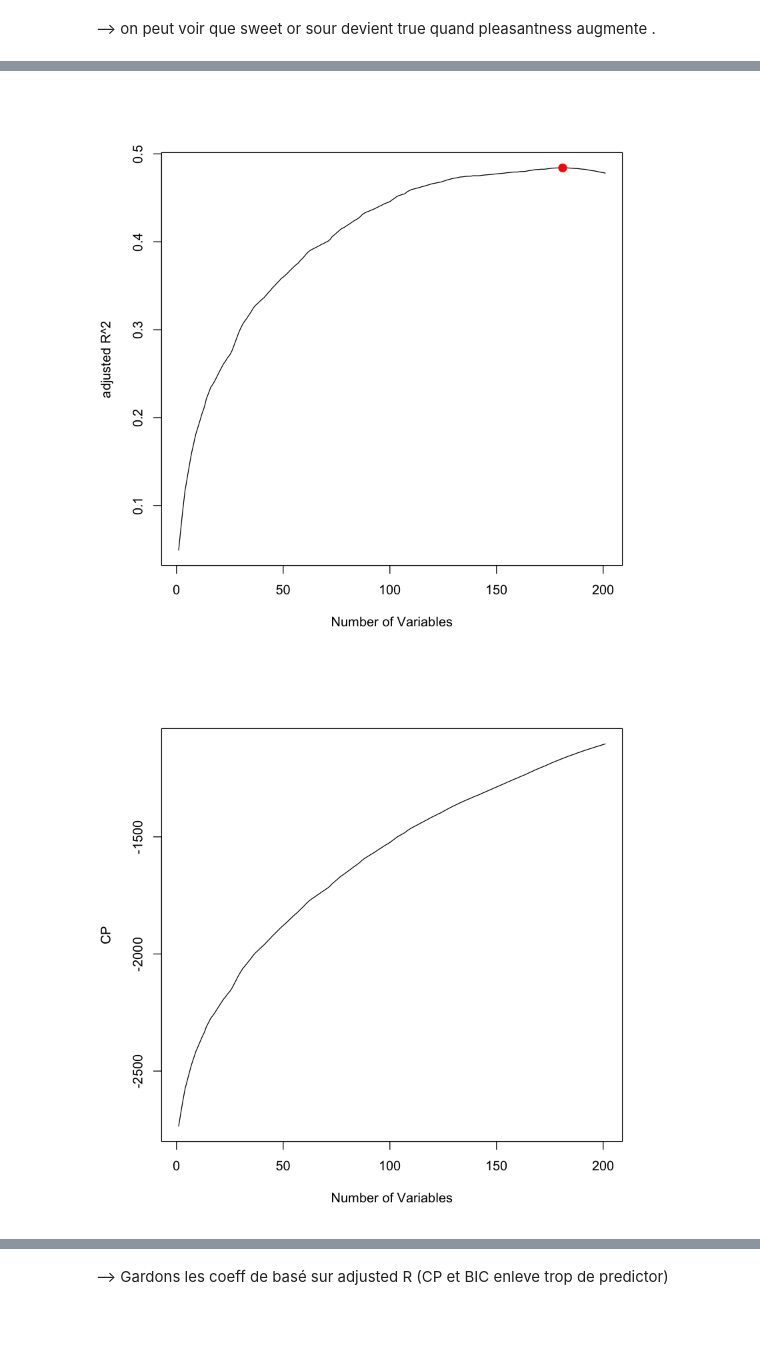
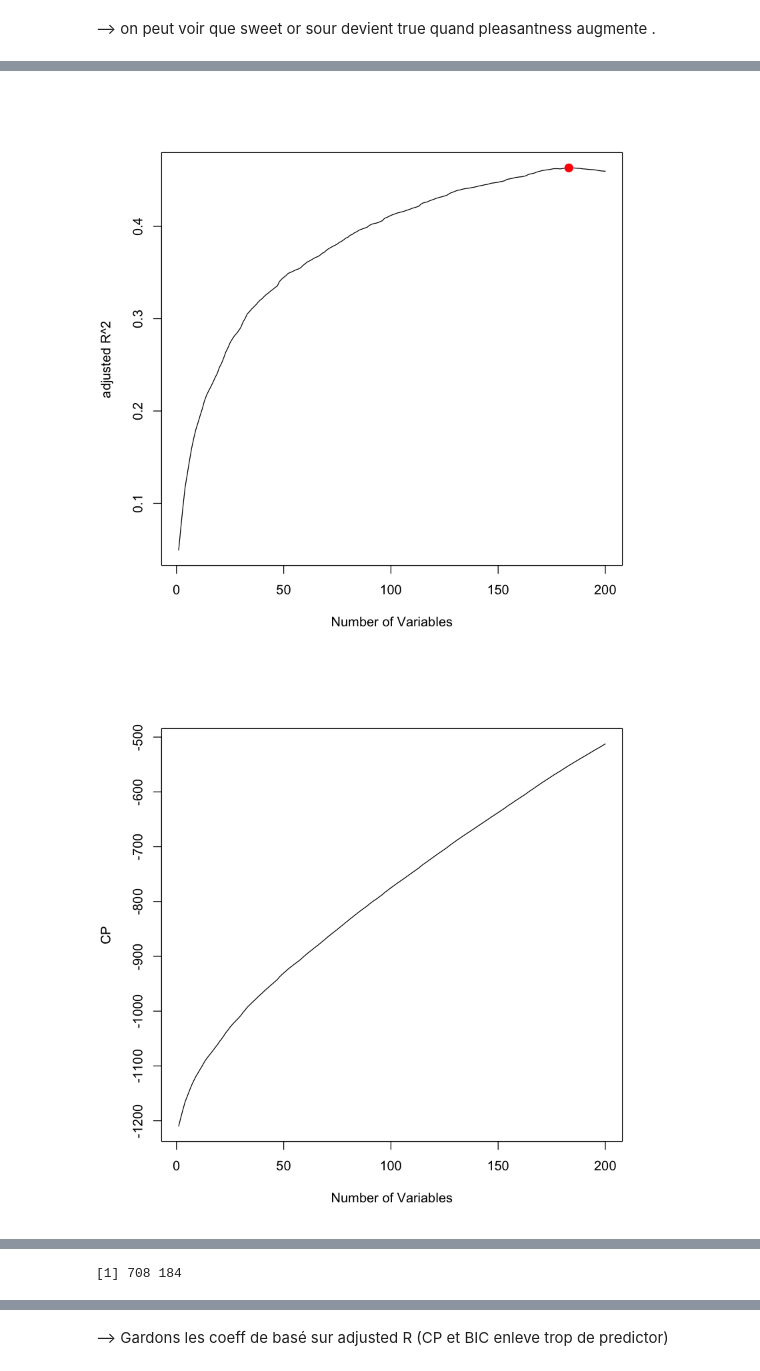
Before and after one commit to Alicia-max/BIO322-Regression, a Jupyter notebook: src/Exploration.ipynb, the cells around one changed output, grey strips where cells are left out. Drawn from its saved outputs; the diff is of its cells as text; code cells hidden in the pictures; blank space fills up the shorter version.

```diff
--- a/src/Exploration.ipynb
+++ b/src/Exploration.ipynb
@@ -1,8 +1,8 @@
 # %%
-data <- read.csv(file.path("..","data","training_data.csv"))
-data <- na.omit(data)
-dim(data)
-head(data)
+Data <- read.csv(file.path("..","data","training_data.csv"))
+Data <- na.omit(Data)
+dim(Data)
+head(Data)
 # %% [output]
 [1]  708 4872
 | Intensity | VALENCE.PLEASANTNESS | SWEETORSOUR | complexity.from.pubmed | MW | AMW | Sv | Se | ... |
@@ -32,8 +32,8 @@ interpretation :
 # change the low or high Intensity to binary values
 
 lookup <- c("low" = 1, "high" = 0)
-data$Intensity <- lookup[data$Intensity]
-head(data)
+Data$Intensity <- lookup[Data$Intensity]
+head(Data)
 # %% [output]
 | Intensity | VALENCE.PLEASANTNESS | SWEETORSOUR | complexity.from.pubmed | MW | AMW | Sv | Se | ... |
 | 0 | 45 | FALSE | 302.0 | 208.33 | 5.952 | 19.698 | 34.491 | ... |
@@ -45,12 +45,11 @@ head(data)
 # %%
 library(caret)
 #tire des datas : bougeons les collones avec var = 0 and colonnes correlées  .
-data <- data[, which(apply(data, 2, var)!=0)]
+data <- Data[, which(apply(Data, 2, var)!=0)]
 cormat<- cor(data)
 colnames(cormat) <- colnames(data)
 
-highly_corr <- findCorrelation(cormat, 0.8, names = TRUE)
-
+highly_corr <- findCorrelation(cormat, 0.9, names = TRUE)
 #c<- colnames(cormat)[!apply((lower.tri(cormat) & abs(cormat)>0.7),2,any)] #lower.tri bc cormat matrice symetrique.
 
 #data<-data[, c]
@@ -86,32 +84,34 @@ Reordering variables and trying again:
 # plot
 
 plot(regfit.fwd.summary$adjr2, type = "l",
      ,xlab = "Number of Variables", ylab = "adjusted R^2")
 
 adjr2.max <- which.max(regfit.fwd.summary$adjr2)
 points(adjr2.max, regfit.fwd.summary$adjr2[adjr2.max], col = "red", cex = 2, pch = 20)
 
 
 plot(regfit.fwd.summary$cp, type = "l",
      ,xlab = "Number of Variables", ylab = "CP")
 #points(which.min(regfit.fwd.summary$cp), regfit.fwd.summary$adjr2[which.min(regfit.fwd.summary$cp)], col = "red", cex = 2, pch = 20)
 plot(regfit.fwd.summary$bic, type = "l",
      ,xlab = "Number of Variables", ylab = "BIC")
 
 
 
 
 
 x<- data.frame(
   Adj.R2 = which.max(regfit.fwd.summary$adjr2),
   CP = which.min(regfit.fwd.summary$cp),
   BIC = which.min(regfit.fwd.summary$bic)
 )
 
 data_fR <- data[, which(regfit.fwd.summary$which[x$Adj.R2, ]!=0)] #j'ai mis différent de zéro et pas =
 head(data_fR)
 data_fCP<-data[, which(regfit.fwd.summary$which[x$CP, ]!=0)]
 data_fBIC<-data[, which(regfit.fwd.summary$which[x$BIC, ]!=0)]
+
+dim(data_fR)
 # %% [output]
-[figure, old version]
+[figure, new version]
-[figure, old version]
+[figure, new version]
@@ -124,0 +125 @@ data_fBIC<-data[, which(regfit.fwd.summary$which[x$BIC, ]!=0)]
+[1] 708 184
```
Also changed, not shown: parts of 12 cells of this notebook.
